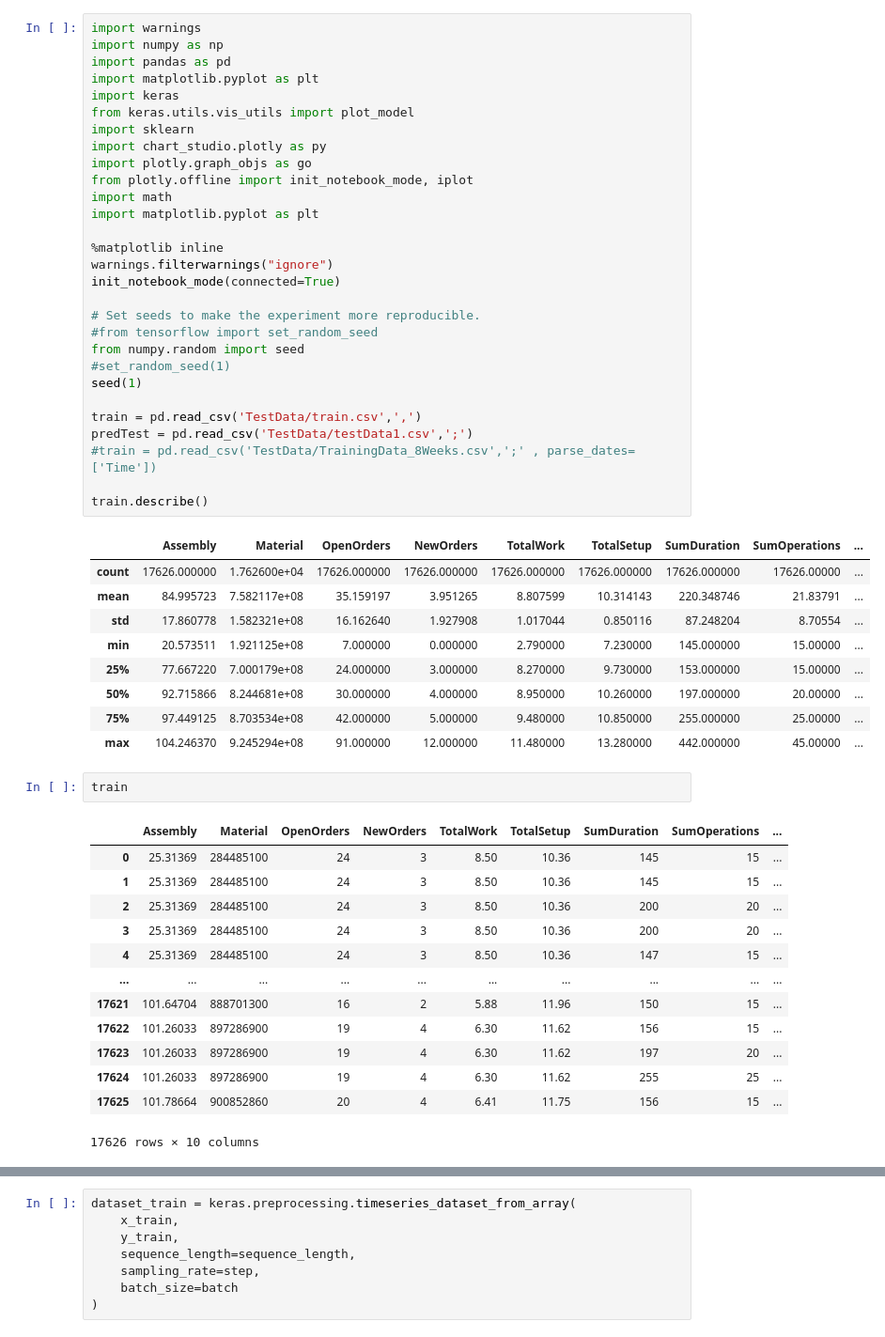
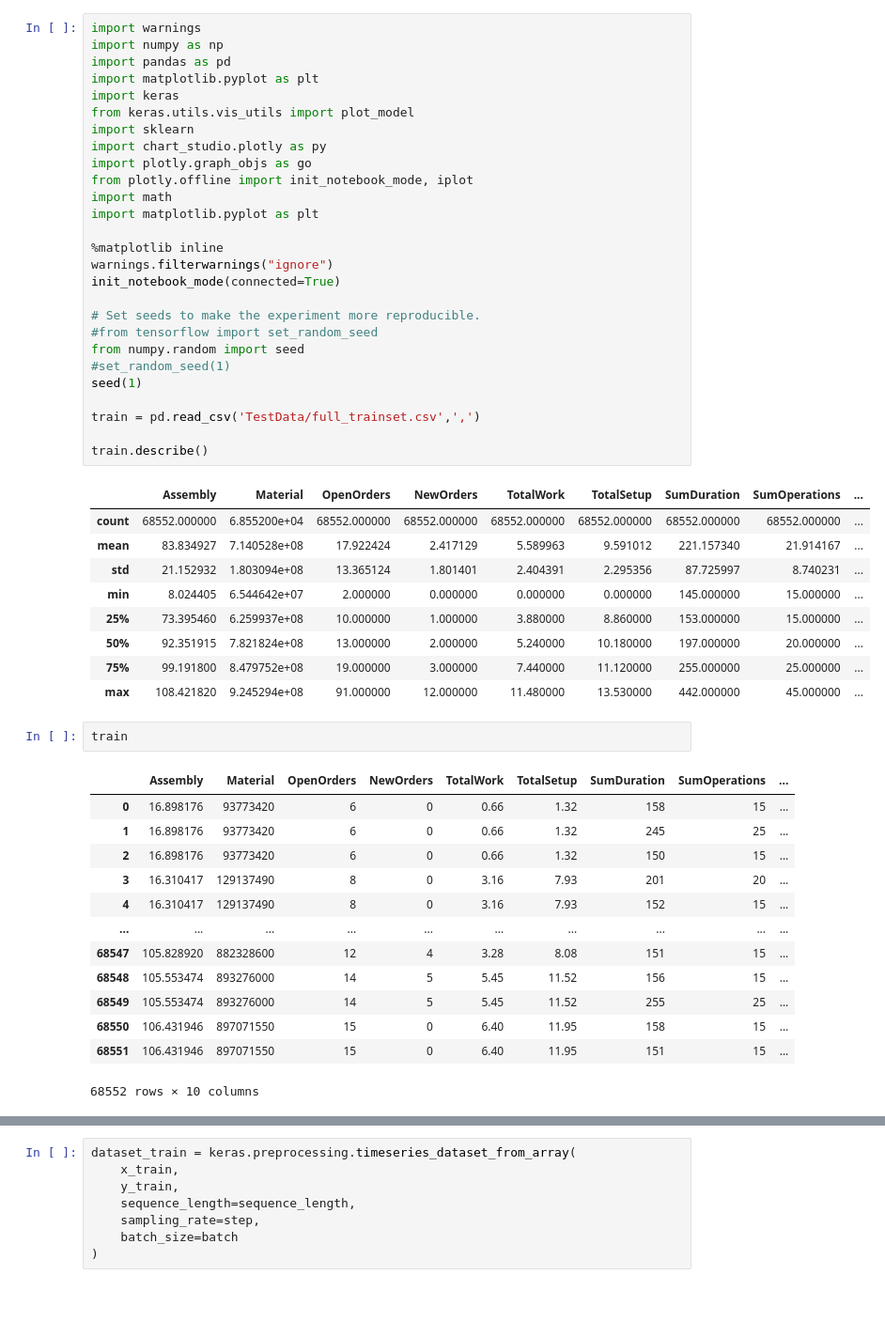
Before and after one commit to mschwrdtnr/AI-at-SSOP, a Jupyter notebook: Keras-For-Training/Spielwiese.ipynb, the cells around one changed output, grey strips where cells are left out. Shown at 94% size. Saved outputs shown, nothing was run; the diff lists cells and outputs as text; blank space fills up the shorter version.

```diff
--- a/Keras-For-Training/Spielwiese.ipynb
+++ b/Keras-For-Training/Spielwiese.ipynb
@@ -1,58 +1,56 @@
 # %%
 import warnings
 import numpy as np
 import pandas as pd
 import matplotlib.pyplot as plt
 import keras
 from keras.utils.vis_utils import plot_model
 import sklearn
 import chart_studio.plotly as py
 import plotly.graph_objs as go
 from plotly.offline import init_notebook_mode, iplot
 import math
 import matplotlib.pyplot as plt
 
 %matplotlib inline
 warnings.filterwarnings("ignore")
 init_notebook_mode(connected=True)
 
 # Set seeds to make the experiment more reproducible.
 #from tensorflow import set_random_seed
 from numpy.random import seed
 #set_random_seed(1)
 seed(1)
 
-train = pd.read_csv('TestData/train.csv',',')
-predTest = pd.read_csv('TestData/testData1.csv',';')
-#train = pd.read_csv('TestData/TrainingData_8Weeks.csv',';' , parse_dates=['Time'])
+train = pd.read_csv('TestData/full_trainset.csv',',')
 
 train.describe()
 # %% [output]
 |  | Assembly | Material | OpenOrders | NewOrders | TotalWork | TotalSetup | SumDuration | SumOperations | ... |
-| count | 17626.000000 | 1.762600e+04 | 17626.000000 | 17626.000000 | 17626.000000 | 17626.000000 | 17626.000000 | 17626.00000 | ... |
-| mean | 84.995723 | 7.582117e+08 | 35.159197 | 3.951265 | 8.807599 | 10.314143 | 220.348746 | 21.83791 | ... |
-| std | 17.860778 | 1.582321e+08 | 16.162640 | 1.927908 | 1.017044 | 0.850116 | 87.248204 | 8.70554 | ... |
-| min | 20.573511 | 1.921125e+08 | 7.000000 | 0.000000 | 2.790000 | 7.230000 | 145.000000 | 15.00000 | ... |
-| 25% | 77.667220 | 7.000179e+08 | 24.000000 | 3.000000 | 8.270000 | 9.730000 | 153.000000 | 15.00000 | ... |
-| 50% | 92.715866 | 8.244681e+08 | 30.000000 | 4.000000 | 8.950000 | 10.260000 | 197.000000 | 20.00000 | ... |
-| 75% | 97.449125 | 8.703534e+08 | 42.000000 | 5.000000 | 9.480000 | 10.850000 | 255.000000 | 25.00000 | ... |
-| max | 104.246370 | 9.245294e+08 | 91.000000 | 12.000000 | 11.480000 | 13.280000 | 442.000000 | 45.00000 | ... |
+| count | 68552.000000 | 6.855200e+04 | 68552.000000 | 68552.000000 | 68552.000000 | 68552.000000 | 68552.000000 | 68552.000000 | ... |
+| mean | 83.834927 | 7.140528e+08 | 17.922424 | 2.417129 | 5.589963 | 9.591012 | 221.157340 | 21.914167 | ... |
+| std | 21.152932 | 1.803094e+08 | 13.365124 | 1.801401 | 2.404391 | 2.295356 | 87.725997 | 8.740231 | ... |
+| min | 8.024405 | 6.544642e+07 | 2.000000 | 0.000000 | 0.000000 | 0.000000 | 145.000000 | 15.000000 | ... |
+| 25% | 73.395460 | 6.259937e+08 | 10.000000 | 1.000000 | 3.880000 | 8.860000 | 153.000000 | 15.000000 | ... |
+| 50% | 92.351915 | 7.821824e+08 | 13.000000 | 2.000000 | 5.240000 | 10.180000 | 197.000000 | 20.000000 | ... |
+| 75% | 99.191800 | 8.479752e+08 | 19.000000 | 3.000000 | 7.440000 | 11.120000 | 255.000000 | 25.000000 | ... |
+| max | 108.421820 | 9.245294e+08 | 91.000000 | 12.000000 | 11.480000 | 13.530000 | 442.000000 | 45.000000 | ... |
 # %%
 train
 # %% [output]
 |  | Assembly | Material | OpenOrders | NewOrders | TotalWork | TotalSetup | SumDuration | SumOperations | ... |
-| 0 | 25.31369 | 284485100 | 24 | 3 | 8.50 | 10.36 | 145 | 15 | ... |
-| 1 | 25.31369 | 284485100 | 24 | 3 | 8.50 | 10.36 | 145 | 15 | ... |
-| 2 | 25.31369 | 284485100 | 24 | 3 | 8.50 | 10.36 | 200 | 20 | ... |
-| 3 | 25.31369 | 284485100 | 24 | 3 | 8.50 | 10.36 | 200 | 20 | ... |
-| 4 | 25.31369 | 284485100 | 24 | 3 | 8.50 | 10.36 | 147 | 15 | ... |
+| 0 | 16.898176 | 93773420 | 6 | 0 | 0.66 | 1.32 | 158 | 15 | ... |
+| 1 | 16.898176 | 93773420 | 6 | 0 | 0.66 | 1.32 | 245 | 25 | ... |
+| 2 | 16.898176 | 93773420 | 6 | 0 | 0.66 | 1.32 | 150 | 15 | ... |
+| 3 | 16.310417 | 129137490 | 8 | 0 | 3.16 | 7.93 | 201 | 20 | ... |
+| 4 | 16.310417 | 129137490 | 8 | 0 | 3.16 | 7.93 | 152 | 15 | ... |
 | ... | ... | ... | ... | ... | ... | ... | ... | ... | ... |
-| 17621 | 101.64704 | 888701300 | 16 | 2 | 5.88 | 11.96 | 150 | 15 | ... |
-| 17622 | 101.26033 | 897286900 | 19 | 4 | 6.30 | 11.62 | 156 | 15 | ... |
-| 17623 | 101.26033 | 897286900 | 19 | 4 | 6.30 | 11.62 | 197 | 20 | ... |
-| 17624 | 101.26033 | 897286900 | 19 | 4 | 6.30 | 11.62 | 255 | 25 | ... |
-| 17625 | 101.78664 | 900852860 | 20 | 4 | 6.41 | 11.75 | 156 | 15 | ... |
+| 68547 | 105.828920 | 882328600 | 12 | 4 | 3.28 | 8.08 | 151 | 15 | ... |
+| 68548 | 105.553474 | 893276000 | 14 | 5 | 5.45 | 11.52 | 156 | 15 | ... |
+| 68549 | 105.553474 | 893276000 | 14 | 5 | 5.45 | 11.52 | 255 | 25 | ... |
+| 68550 | 106.431946 | 897071550 | 15 | 0 | 6.40 | 11.95 | 158 | 15 | ... |
+| 68551 | 106.431946 | 897071550 | 15 | 0 | 6.40 | 11.95 | 151 | 15 | ... |
-17626 rows × 10 columns
+68552 rows × 10 columns
 # %%
 split_fraction = 0.70
 train_split = int(split_fraction * int(train.shape[0]))
```
Also changed, not shown: parts of 25 cells of this notebook, 1 other file.
